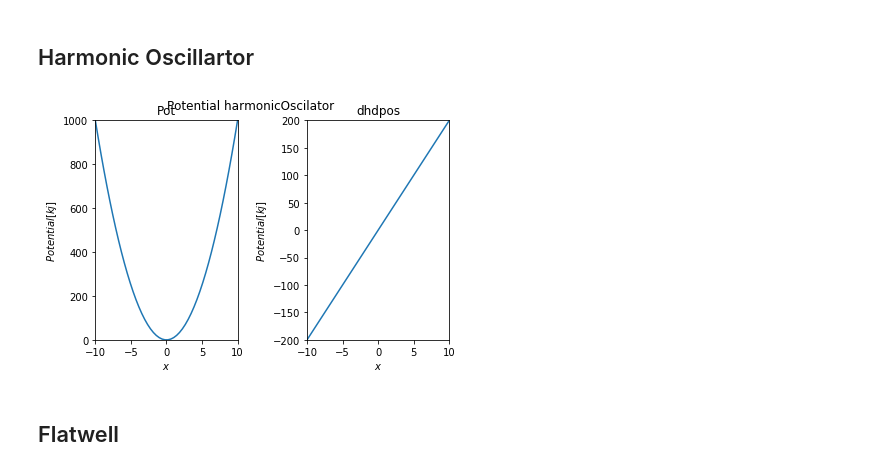
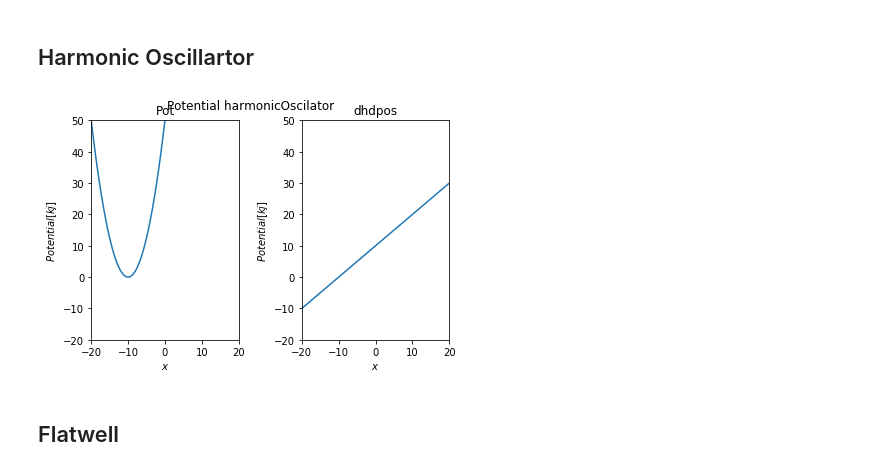
Before and after one commit to dfhahn/ConveyorBelt, a Jupyter notebook: examples/examplePotential1D.ipynb, the cells around one changed output. Drawn from its saved outputs; the diff is of its cells as text; code cells hidden in the pictures.

```diff
--- a/examples/examplePotential1D.ipynb
+++ b/examples/examplePotential1D.ipynb
@@ -14,18 +14,18 @@ from visualisation.plotPotentials import plot_1DPotential, plot_1DPotential_Term
 ## Harmonic Oscillartor
 # %%
 ##Build Potential
-pot = harmonicOsc1D(x_shift=0, fc=20)
+pot = harmonicOsc1D(x_shift=-10, fc=1)
 
 ##Params
-positions = np.linspace(-10,10)
+positions =np.linspace(-20,20,100)
 energies = pot.ene(positions)
 dVdpos = pot.dhdpos(positions)
 
 ##EXAMPLE PLOT
-fig, ax = plot_1DPotential_Term(positions=positions, potential=pot)
+fig, ax = plot_1DPotential_Term(positions=positions, potential=pot, y_range=[-20, 50])
 fig.tight_layout()
 # %% [output]
-[figure, old version]
+[figure, new version]
 # %% [markdown]
 ## Flatwell
 # %%
```
Also changed, not shown: 2 other files.
